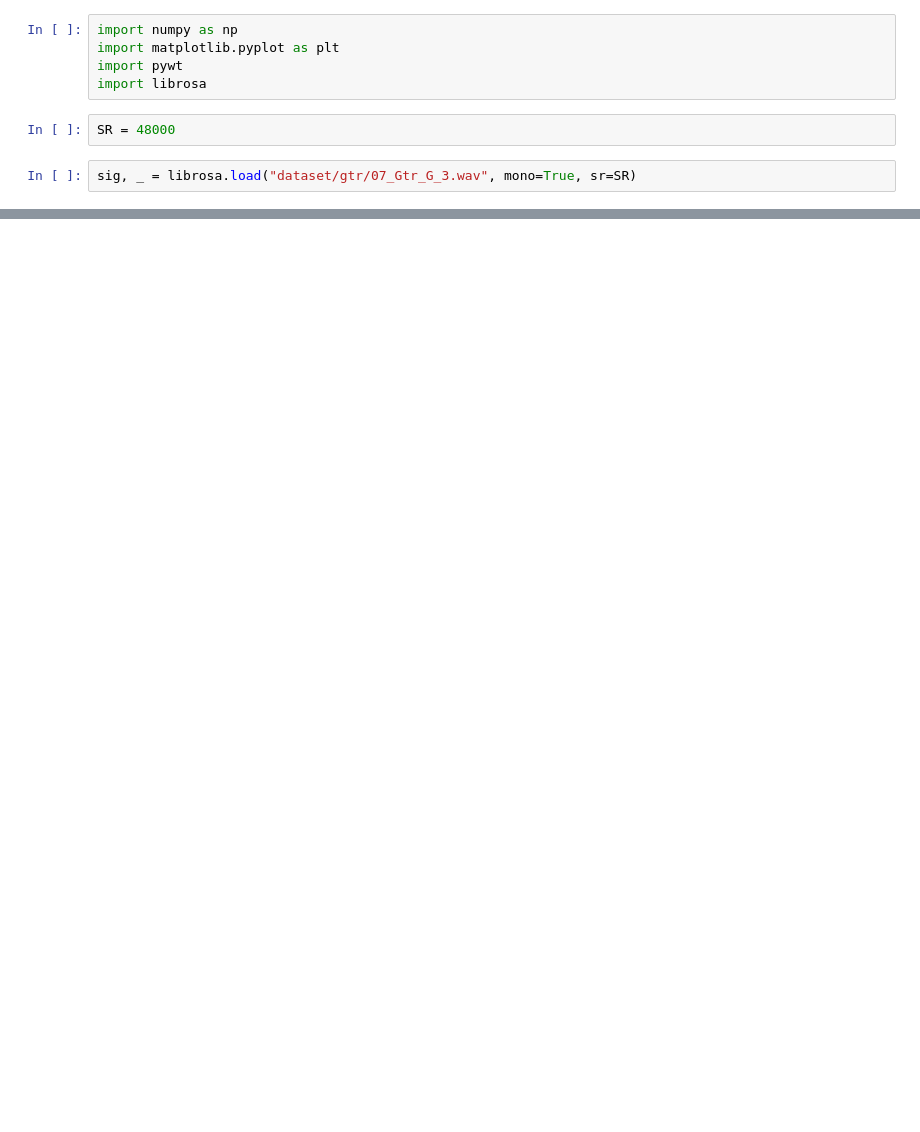
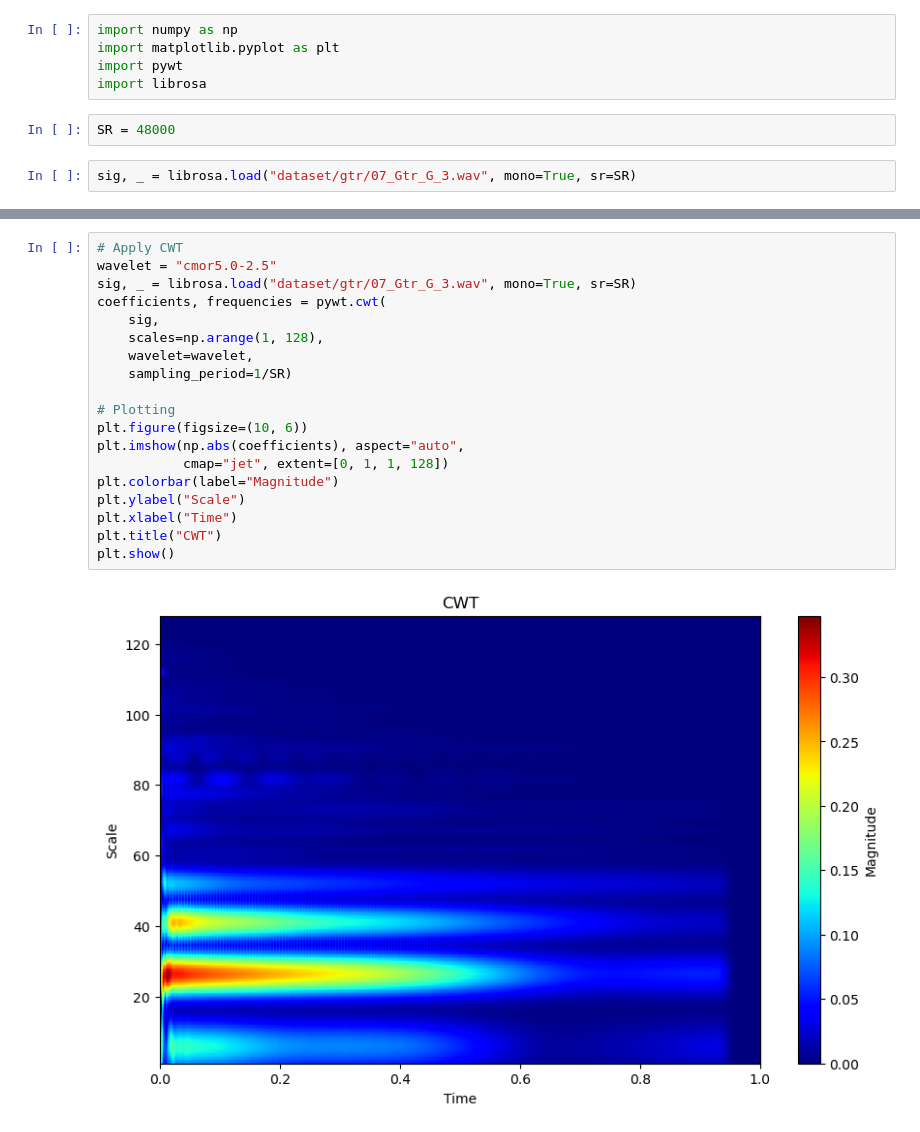
Before and after one commit to ihpar/ney_gtr, a Jupyter notebook: wavelet.ipynb, the cells around one changed output, grey strips where cells are left out. Saved outputs shown, nothing was run; the diff lists cells and outputs as text; blank space fills up the shorter version.

Commit message:
wavelet experiments

```diff
--- a/wavelet.ipynb
+++ b/wavelet.ipynb
@@ -83,0 +84,21 @@ plt.show()
+# %%
+# Apply CWT
+wavelet = "cmor5.0-2.5"
+sig, _ = librosa.load("dataset/gtr/07_Gtr_G_3.wav", mono=True, sr=SR)
+coefficients, frequencies = pywt.cwt(
+    sig,
+    scales=np.arange(1, 128),
+    wavelet=wavelet,
+    sampling_period=1/SR)
+
+# Plotting
+plt.figure(figsize=(10, 6))
+plt.imshow(np.abs(coefficients), aspect="auto",
+           cmap="jet", extent=[0, 1, 1, 128])
+plt.colorbar(label="Magnitude")
+plt.ylabel("Scale")
+plt.xlabel("Time")
+plt.title("CWT")
+plt.show()
+# %% [output]
+[figure, added]
```
Also changed, not shown: parts of 7 cells of this notebook.
